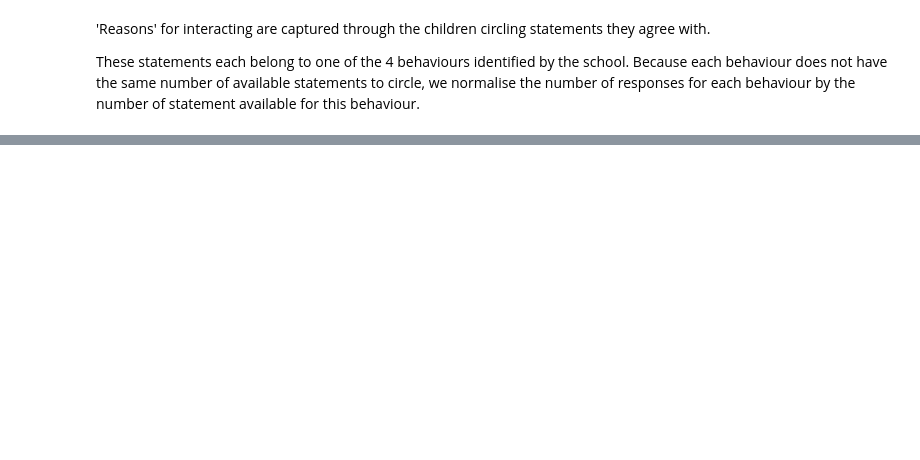
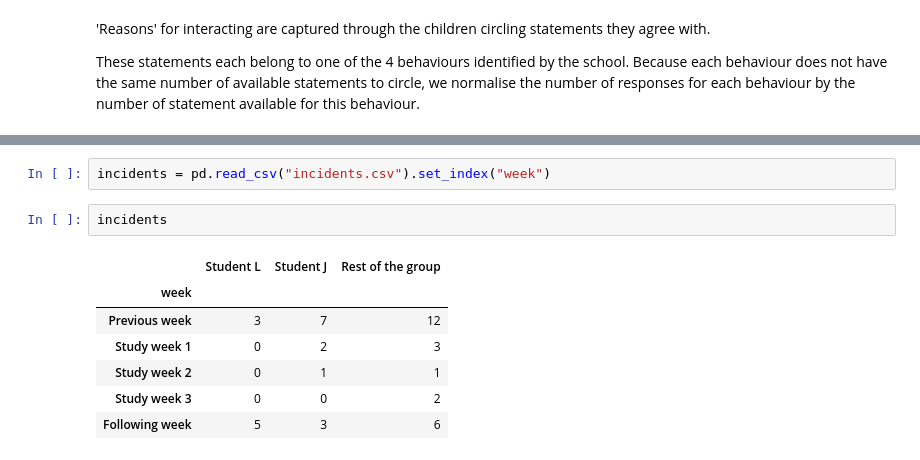
Before and after one commit to severin-lemaignan/robots4sen-data-analysis, a Jupyter notebook: children-questionnaires.ipynb, the cells around one changed output, grey strips where cells are left out. Drawn from its saved outputs; the diff is of its cells as text; blank space fills up the shorter version.

```diff
--- a/children-questionnaires.ipynb
+++ b/children-questionnaires.ipynb
@@ -123,0 +125,12 @@ dtype: int64
+# %%
+incidents = pd.read_csv("incidents.csv").set_index("week")
+# %%
+incidents
+# %% [output]
+|  | Student L | Student J | Rest of the group |
+| week |  |  |  |
+| Previous week | 3 | 7 | 12 |
+| Study week 1 | 0 | 2 | 3 |
+| Study week 2 | 0 | 1 | 1 |
+| Study week 3 | 0 | 0 | 2 |
+| Following week | 5 | 3 | 6 |
```
Also changed, not shown: parts of 6 cells of this notebook, 1 other file.
